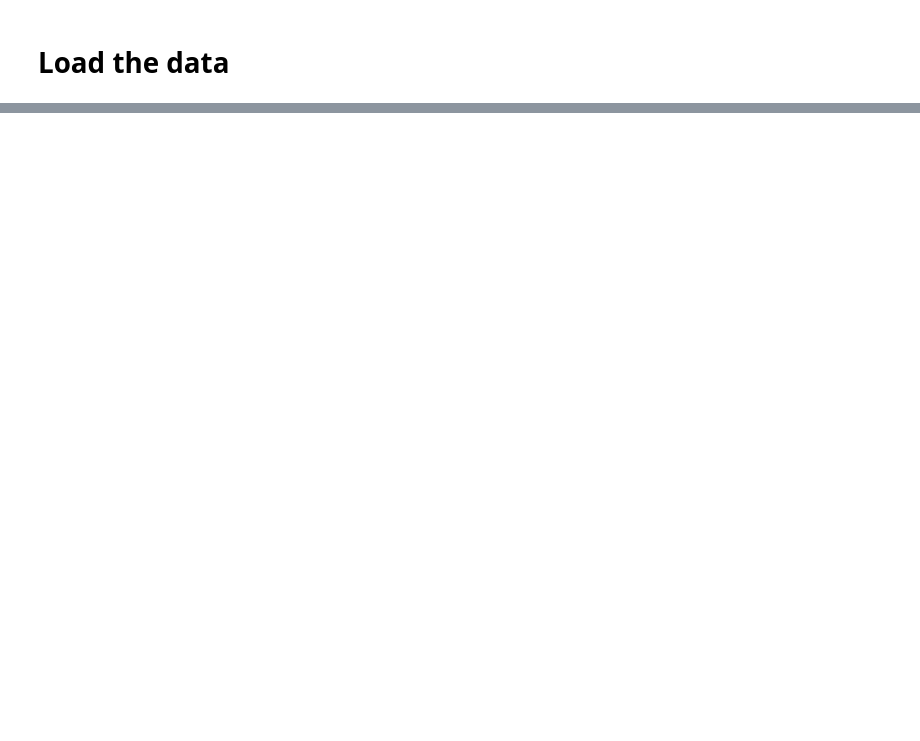
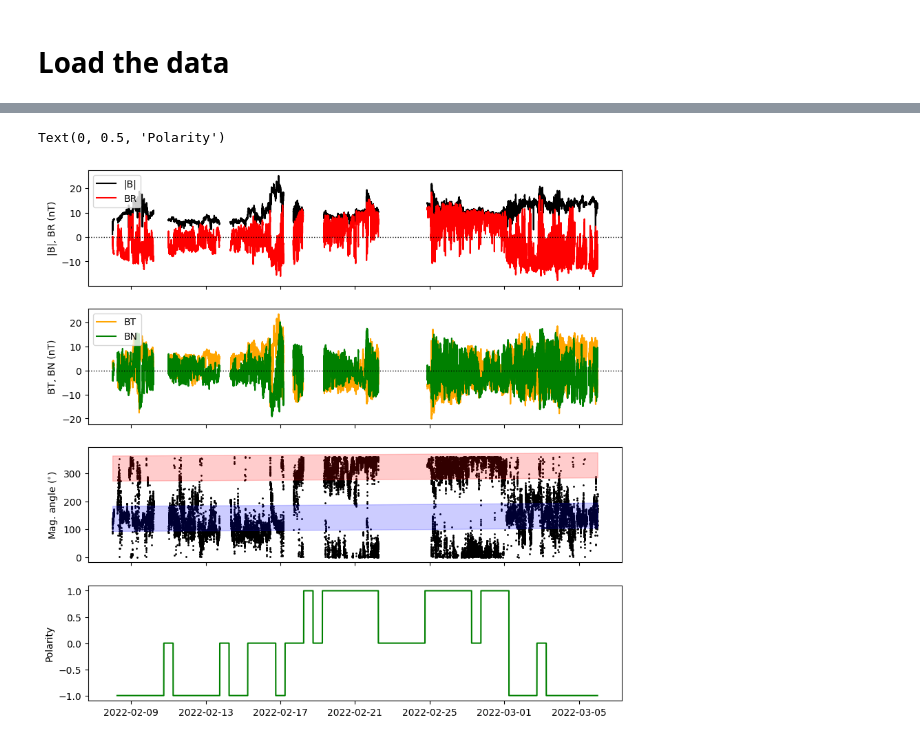
Before and after one commit to SolarOrbiterWorkshop/solo8_tutorials, a Jupyter notebook: MAG_tutorial/analysis.ipynb, the cells around one changed output, grey strips where cells are left out. Cells and saved outputs as stored; diff of their text form; code cells hidden in the pictures; blank space fills up the shorter version.

```diff
--- a/MAG_tutorial/analysis.ipynb
+++ b/MAG_tutorial/analysis.ipynb
@@ -17,10 +12,10 @@ PermissionError: [WinError 32] The process cannot access the file because it is
 # %%
 # Create search attributes
 instrument = a.Instrument('MAG')
-time = a.Time('2021-02-01', '2021-02-03')
+time = a.Time('2022-02-08', '2022-03-05')
 level = a.Level(2)
-product = a.soar.Product('MAG-RTN-NORMAL')
+product = a.soar.Product('MAG-RTN-NORMAL-1-MINUTE')
 
 # Do search
 result = Fido.search(time & level & product)
-print(result)
+# print(result)
@@ -94,0 +162,40 @@ EPOCH
+# %%
+#guess a speed for now, in reality you would get a speed from PAS
+data['V'] = 400
+data = h.add_polarity2df(data)
+# %%
+
+#angle of magnetic field in R-T plane
+mag_angle = np.arctan2(data['BT'],data['BR']) *180/np.pi
+# make the angles go from 0 -> 360
+mag_angle[mag_angle<0] += 360
+data['mag_angle'] = mag_angle
+
+data['PS_angle'] = h.PS_angle(data['Radius'].values*u.au, data['V'].values*u.km/u.s)
+# %%
+fig, axs = plt.subplots(4, sharex = True, figsize = (10,10))
+axs[0].plot(data['|B|'], color = 'black', label = '|B|')
+axs[0].plot(data['BR'], color = 'red', label = 'BR')
+axs[0].legend(loc = 'upper left')
+
+axs[1].plot(data['BT'], color = 'orange', label = 'BT')
+axs[1].plot(data['BN'], color = 'green', label = 'BN')
+axs[1].legend(loc = 'upper left')
+
+axs[0].set_ylabel('|B|, BR (nT)')
+axs[1].set_ylabel('BT, BN (nT)')
+
+for ax in axs[:2]:
+    ax.axhline(0, color = 'black', lw = 1, ls = 'dotted')
+
+axs[2].scatter(data.index, data['mag_angle'], color = 'black', s = 1)
+axs[2].fill_between(data.index, data['PS_angle'] + 45, data['PS_angle'] - 45, color = 'red', alpha = 0.2)
+axs[2].fill_between(data.index, data['PS_angle'] -180 + 45, data['PS_angle'] -180 - 45, color = 'blue', alpha = 0.2)
+axs[2].set_ylabel('Mag. angle ($^{\circ}$)')
+
+
+axs[3].plot(data['polarity'], color = 'green')
+axs[3].set_ylabel('Polarity')
+# %% [output]
+Text(0, 0.5, 'Polarity')
+[figure, added]
```
Also changed, not shown: parts of 12 cells of this notebook, 4 other files.
